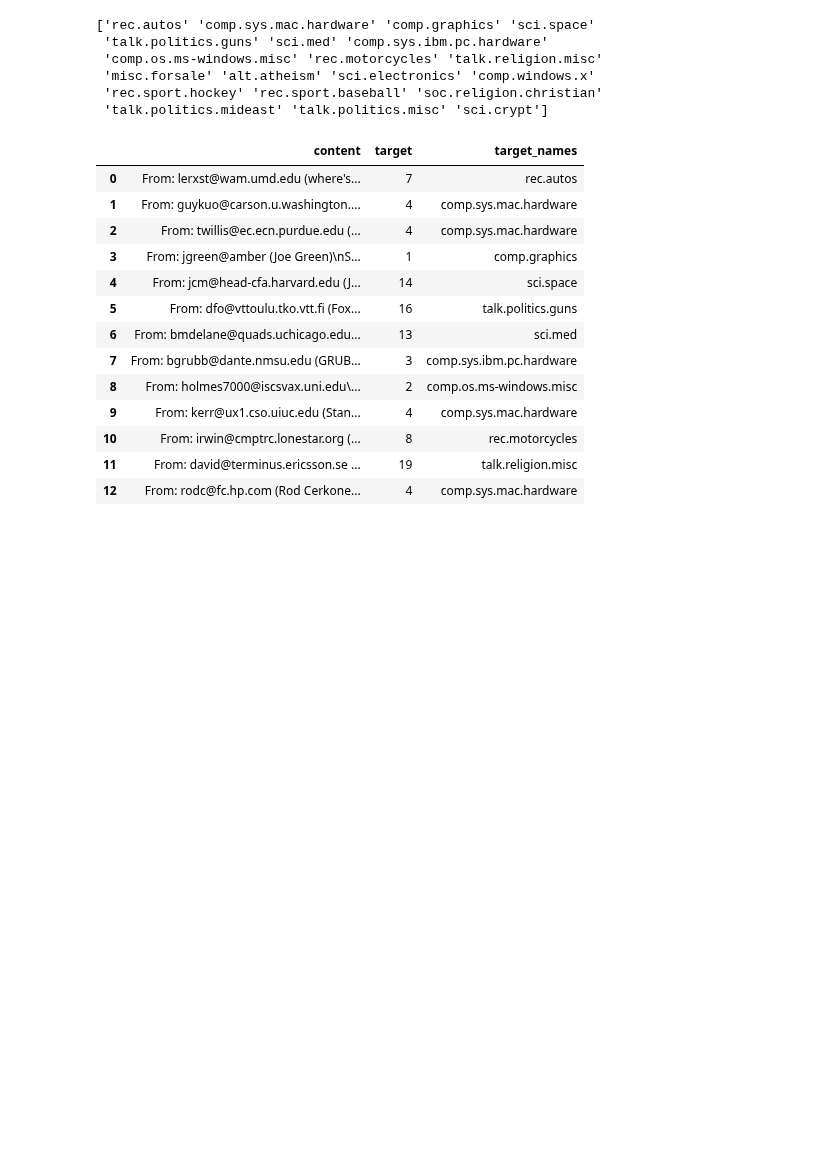
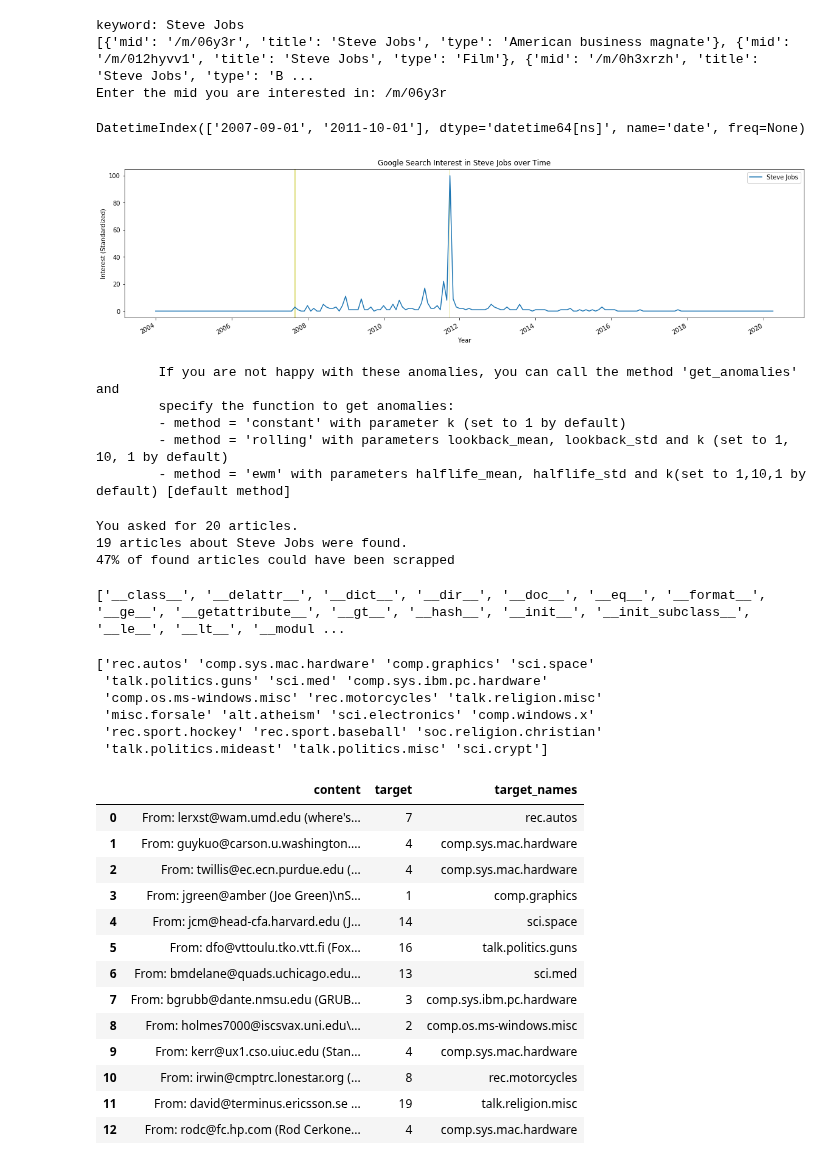
Before and after one commit to tcausero/huginn, a Jupyter notebook: notebooks/LDA.ipynb, the cells around one changed output. Drawn from its saved outputs; the diff is of its cells as text; code cells hidden in the pictures; blank space fills up the shorter version.

Commit message:
change notebook to scrap articles with environement variables

```diff
--- a/notebooks/LDA.ipynb
+++ b/notebooks/LDA.ipynb
@@ -15,3 +20,32 @@ import pyLDAvis.sklearn
+# %%
+cl = demo_console()
+# %% [output]
+keyword: Steve Jobs
+[{'mid': '/m/06y3r', 'title': 'Steve Jobs', 'type': 'American business magnate'}, {'mid': '/m/012hyvv1', 'title': 'Steve Jobs', 'type': 'Film'}, {'mid': '/m/0h3xrzh', 'title': 'Steve Jobs', 'type': 'B ...
+Enter the mid you are interested in: /m/06y3r
+# %%
+cl.get_anomalies(k = 6, halflife_std = 10, halflife_mean = 1)
+# %% [output]
+DatetimeIndex(['2007-09-01', '2011-10-01'], dtype='datetime64[ns]', name='date', freq=None)
+# %%
+cl.plot_interest_with_anomalies()
+# %% [output]
+[figure, added]
+        If you are not happy with these anomalies, you can call the method 'get_anomalies' and
+        specify the function to get anomalies:
+        - method = 'constant' with parameter k (set to 1 by default)
+        - method = 'rolling' with parameters lookback_mean, lookback_std and k (set to 1, 10, 1 by default)
+        - method = 'ewm' with parameters halflife_mean, halflife_std and k(set to 1,10,1 by default) [default method]
+# %%
+cl.get_info(num_links = 10)
+# %% [output]
+You asked for 20 articles.
+19 articles about Steve Jobs were found.
+47% of found articles could have been scrapped
+# %%
+print(dir(cl))
+# %% [output]
+['__class__', '__delattr__', '__dict__', '__dir__', '__doc__', '__eq__', '__format__', '__ge__', '__getattribute__', '__gt__', '__hash__', '__init__', '__init_subclass__', '__le__', '__lt__', '__modul ...
 # %%
 # Import Dataset
 df = pd.read_json('https://raw.githubusercontent.com/selva86/datasets/master/newsgroups.json')
```
Also changed, not shown: parts of 1 cell of this notebook, 1 other file.
